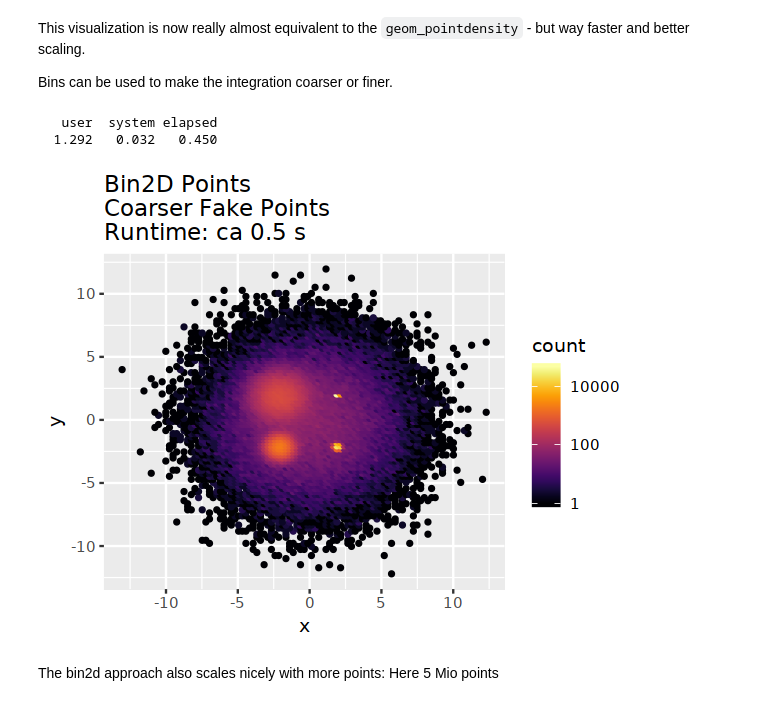
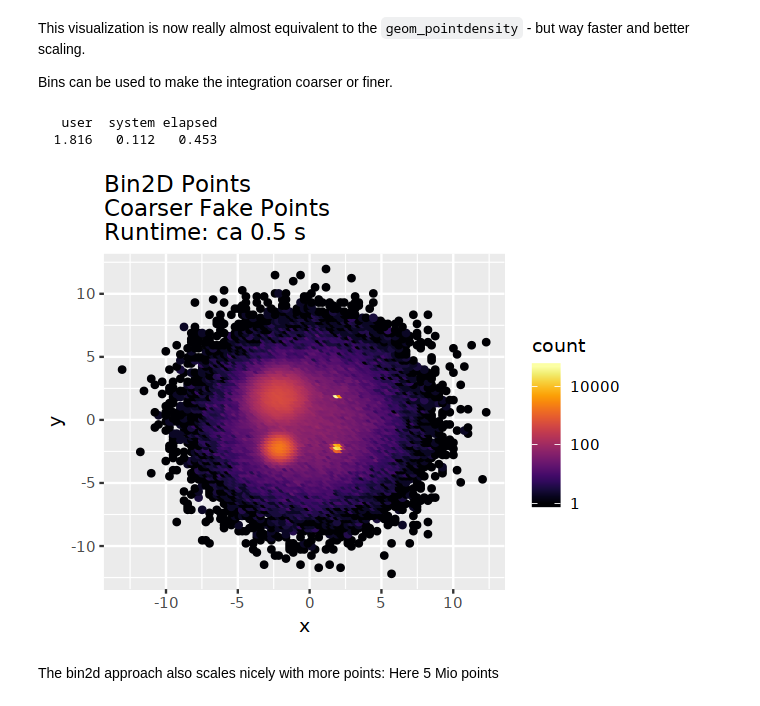
Before and after one commit to votti/vz-varia, a Jupyter notebook: heatscatter_example/heatscatter_example.ipynb, the cells around one changed output. Cells and saved outputs as stored; diff of their text form; code cells hidden in the pictures.

```diff
--- a/heatscatter_example/heatscatter_example.ipynb
+++ b/heatscatter_example/heatscatter_example.ipynb
@@ -178,15 +182,15 @@ and better scaling.
 Bins can be used to make the integration coarser or finer.
 # %%
 p <- ggplot(dists_shuffled, aes(x=x, y=y))+
-    stat_bin2d(aes(color=..count..), bins=100, geom='point', size=1, fill=1)+
+    stat_bin2d(aes(color=..count..), bins=100, geom='point', size=1.4, fill=1)+
     scale_color_viridis(trans = "log10", option='inferno')+
     ggtitle('Bin2D Points\nCoarser Fake Points\nRuntime: ca 0.5 s')
 
 system.time({print(p)})
 # %% [output]
    user  system elapsed
-  1.292   0.032   0.450
+  1.816   0.112   0.453
-[figure, old version]
+[figure, new version]
 # %% [markdown]
 The bin2d approach also scales nicely with more points:
 Here 5 Mio points
```
Also changed, not shown: parts of 20 cells of this notebook, 1 other file.
